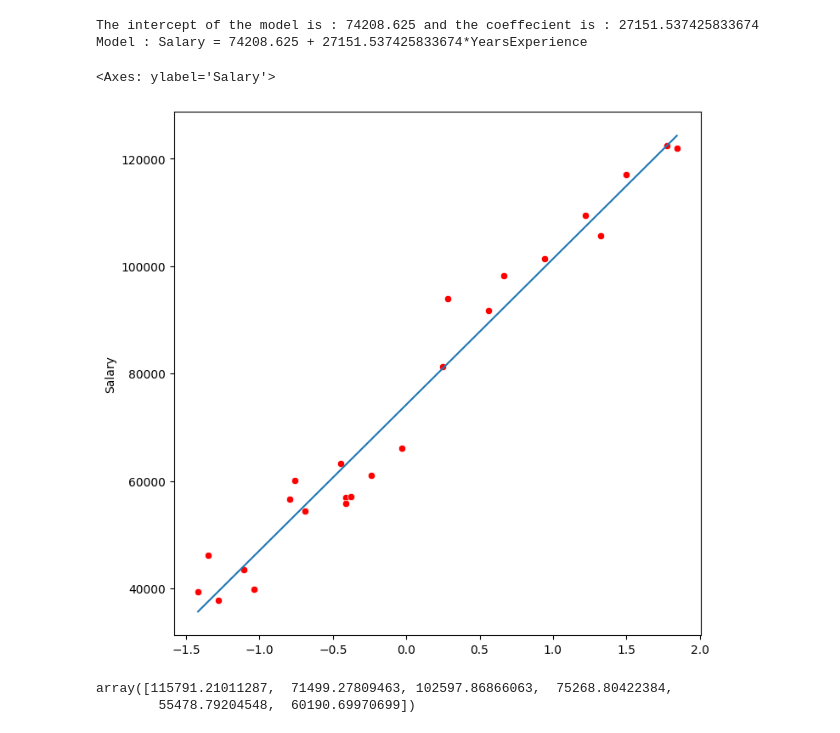
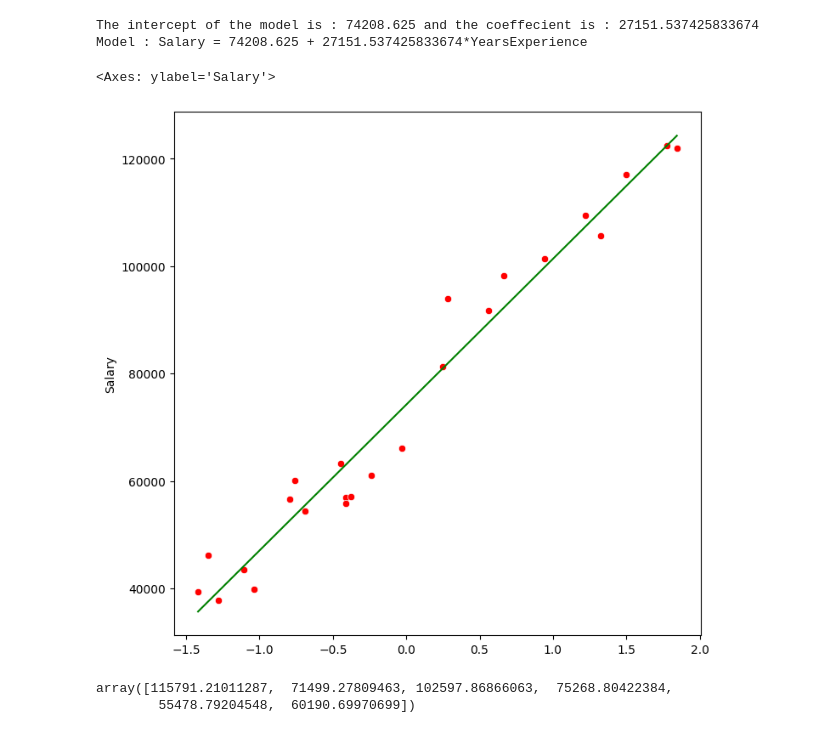
Before and after one commit to basu-binayak/TheMLVault, a Jupyter notebook: Regression/SimpleLinearRegression.ipynb, the cells around one changed output. Drawn from its saved outputs; the diff is of its cells as text; code cells hidden in the pictures.

```diff
--- a/Regression/SimpleLinearRegression.ipynb
+++ b/Regression/SimpleLinearRegression.ipynb
@@ -90,7 +91,8 @@ from sklearn.compose import ColumnTransformer
 from sklearn.preprocessing import StandardScaler
 
 # Column Transformer: Apply StandardScaler to numerical columns
-ct = ColumnTransformer(transformers=[('num_scaler', StandardScaler(), [0])],
+ct = ColumnTransformer(transformers=
+                       [('num_scaler', StandardScaler(), [0])],
                        remainder='passthrough')
 # %%
 # train the simple linear regression model on train set
@@ -139,21 +141,23 @@ Model : Salary = 74208.625 + 27151.537425833674*YearsExperience
 # %%
 fig,ax = plt.subplots(figsize=(8,8))
 
 # Get transformed features from the pipeline
 X_train_transformed = pipeline.named_steps['preprocessor'].transform(X_train)
 X_test_transformed = pipeline.named_steps['preprocessor'].transform(X_test)
 
+# Since X_train_transformed is a (24,1) 2D numpy array, for scatterplot to work , this srray nneds to be converted to a 1D array - use ravel()
 sns.scatterplot(x=X_train_transformed.ravel(),
                 y=y_train,
                 ax=ax,
                 color='red')
 
 sns.lineplot(x=X_train_transformed.ravel(),
              y=intercept+coef*X_train_transformed.ravel(),
-             ax=ax)
+             ax=ax,
+             color = 'green')
 # %% [output]
 <Axes: ylabel='Salary'>
-[figure, old version]
+[figure, new version]
 # %%
 # Now we are predictng
 y_predict = pipeline.predict(X_test)
```
Also changed, not shown: parts of 2 cells of this notebook, 2 other files.
